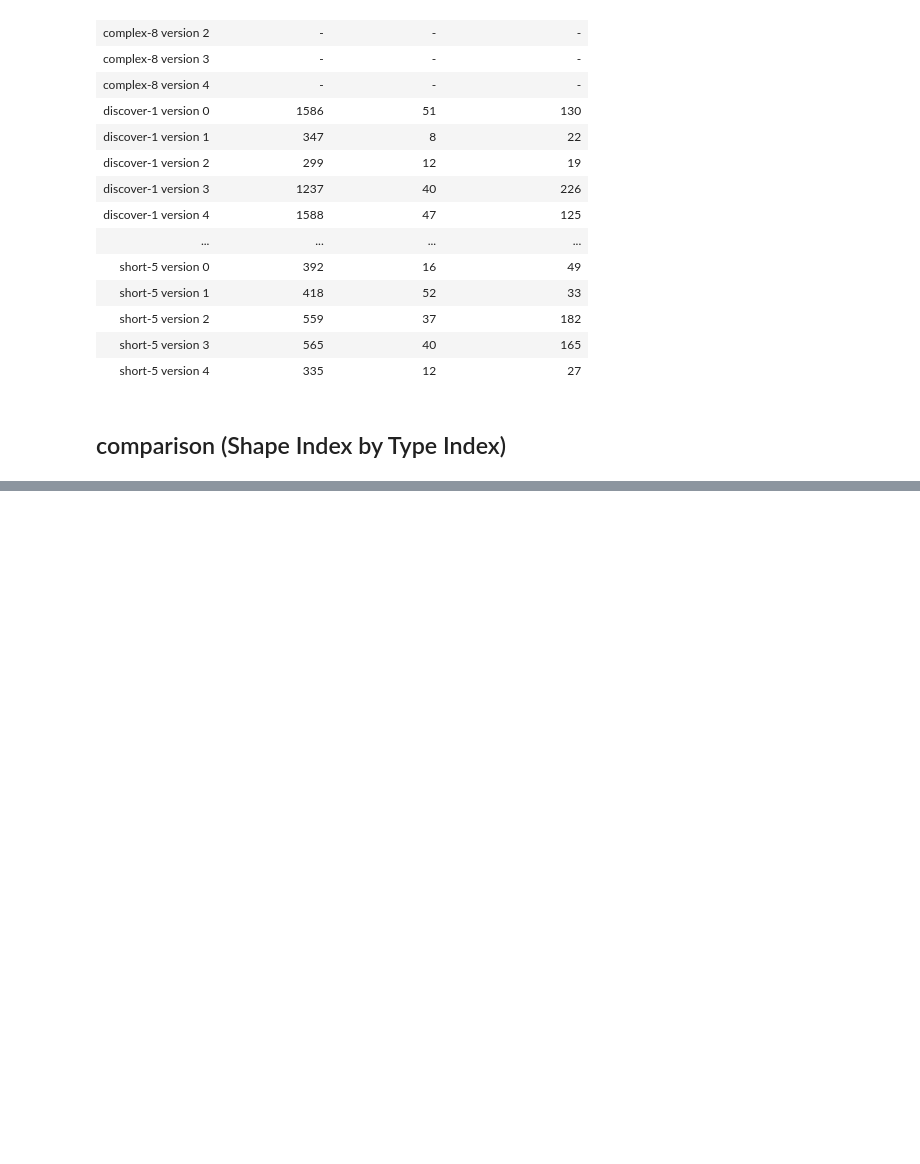
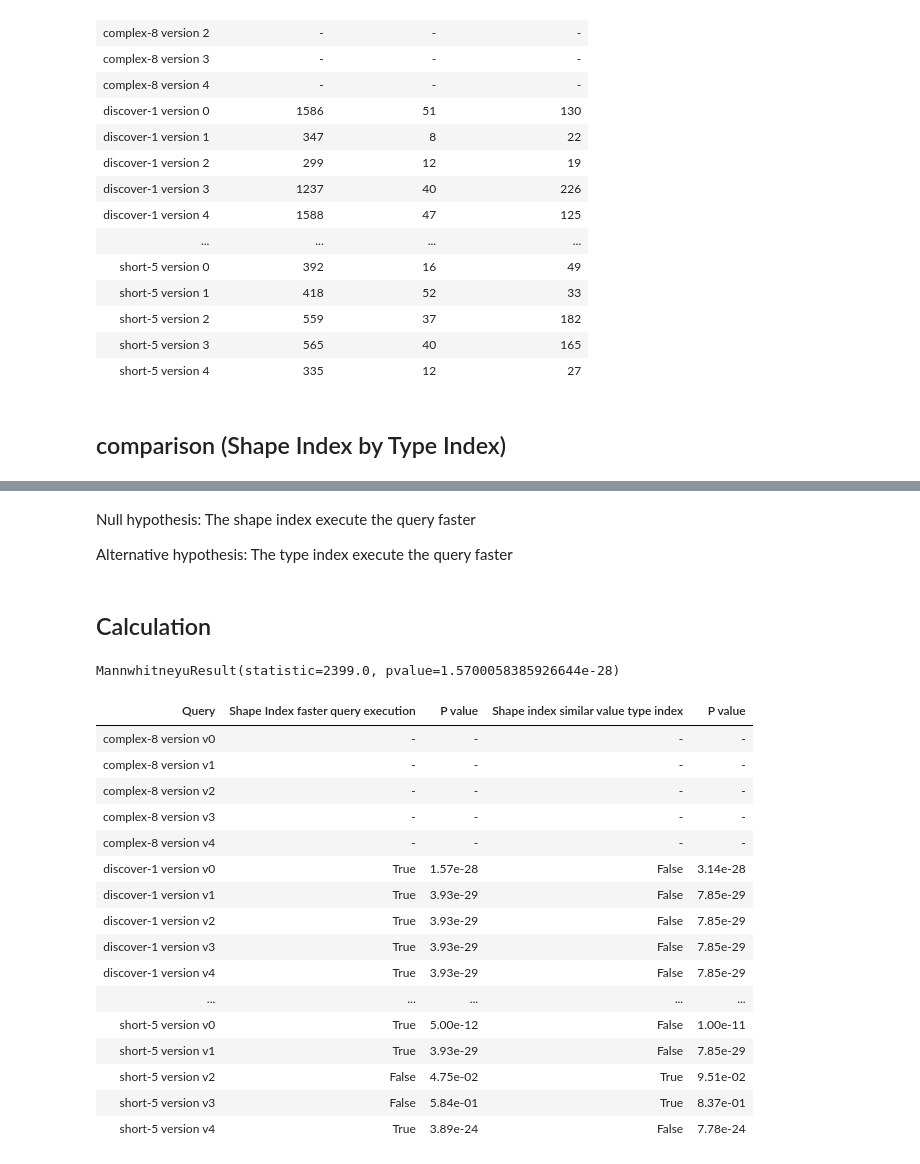
Before and after one commit to constraintAutomaton/amw_shape_index_results, a Jupyter notebook: result/analysis.ipynb, the cells around one changed output, grey strips where cells are left out. Cells and saved outputs as stored; diff of their text form; code cells hidden in the pictures; blank space fills up the shorter version.

Commit message:
Pvalues calculated

```diff
--- a/result/analysis.ipynb
+++ b/result/analysis.ipynb
@@ -796,0 +828,62 @@ tabulate(table, headers, tablefmt="github")
+# %% [markdown]
+Null hypothesis: The shape index execute the query faster
+
+Alternative hypothesis: The type index execute the query faster
+# %% [markdown]
+## Calculation
+# %%
+PValuesExecutionTime = {}
+pValueThreshold = 0.001
+# %%
+queryName ="queries/parsed/interactive-discover-1.sparql.json"
+version ="v0"
+x= executionTimeTypeIndex[queryName][version]
+y= executionTimeShapeIndex[queryName][version]
+result = stats.mannwhitneyu(x=x, y=y, method="exact", alternative = 'greater')
+result
+# %% [output]
+MannwhitneyuResult(statistic=2399.0, pvalue=1.5700058385926644e-28)
+# %%
+for query, version in executionTimeTypeIndex.items():
+    PValuesExecutionTime[query] = {}
+    for versionLabel, versionData in version.items():
+        timeoutQuery =False
+        for i, val in enumerate(versionData):
+            if val==-1 or executionTimeShapeIndex[query][versionLabel][i] == -1:
+                PValuesExecutionTime[query][versionLabel] = None
+                timeoutQuery = True
+                break
+
+        if timeoutQuery:
+            continue
+        pValueGreater = stats.mannwhitneyu(x=versionData,
+                           y=executionTimeShapeIndex[query][versionLabel],
+                           method="exact",
+                           alternative = 'greater').pvalue
+
+        pValueEqual = stats.mannwhitneyu(x=versionData,
+                           y=executionTimeShapeIndex[query][versionLabel],
+                           method="exact",
+                           alternative = 'two-sided').pvalue
+        PValuesExecutionTime[query][versionLabel] = [pValueGreater, pValueEqual]
+# %%
+table,headers = generateTablePvalue(PValuesExecutionTime,pValueThreshold)
+tabulate(table, headers, tablefmt="html")
+# %% [output]
+| Query | Shape Index faster query execution | P value | Shape index similar value type index | P value |
+| complex-8 version v0 | - | - | - | - |
+| complex-8 version v1 | - | - | - | - |
+| complex-8 version v2 | - | - | - | - |
+| complex-8 version v3 | - | - | - | - |
+| complex-8 version v4 | - | - | - | - |
+| discover-1 version v0 | True | 1.57e-28 | False | 3.14e-28 |
+| discover-1 version v1 | True | 3.93e-29 | False | 7.85e-29 |
+| discover-1 version v2 | True | 3.93e-29 | False | 7.85e-29 |
+| discover-1 version v3 | True | 3.93e-29 | False | 7.85e-29 |
+| discover-1 version v4 | True | 3.93e-29 | False | 7.85e-29 |
+| ... | ... | ... | ... | ... |
+| short-5 version v0 | True | 5.00e-12 | False | 1.00e-11 |
+| short-5 version v1 | True | 3.93e-29 | False | 7.85e-29 |
+| short-5 version v2 | False | 4.75e-02 | True | 9.51e-02 |
+| short-5 version v3 | False | 5.84e-01 | True | 8.37e-01 |
+| short-5 version v4 | True | 3.89e-24 | False | 7.78e-24 |
```
Also changed, not shown: parts of 7 cells of this notebook, 2 other files.
